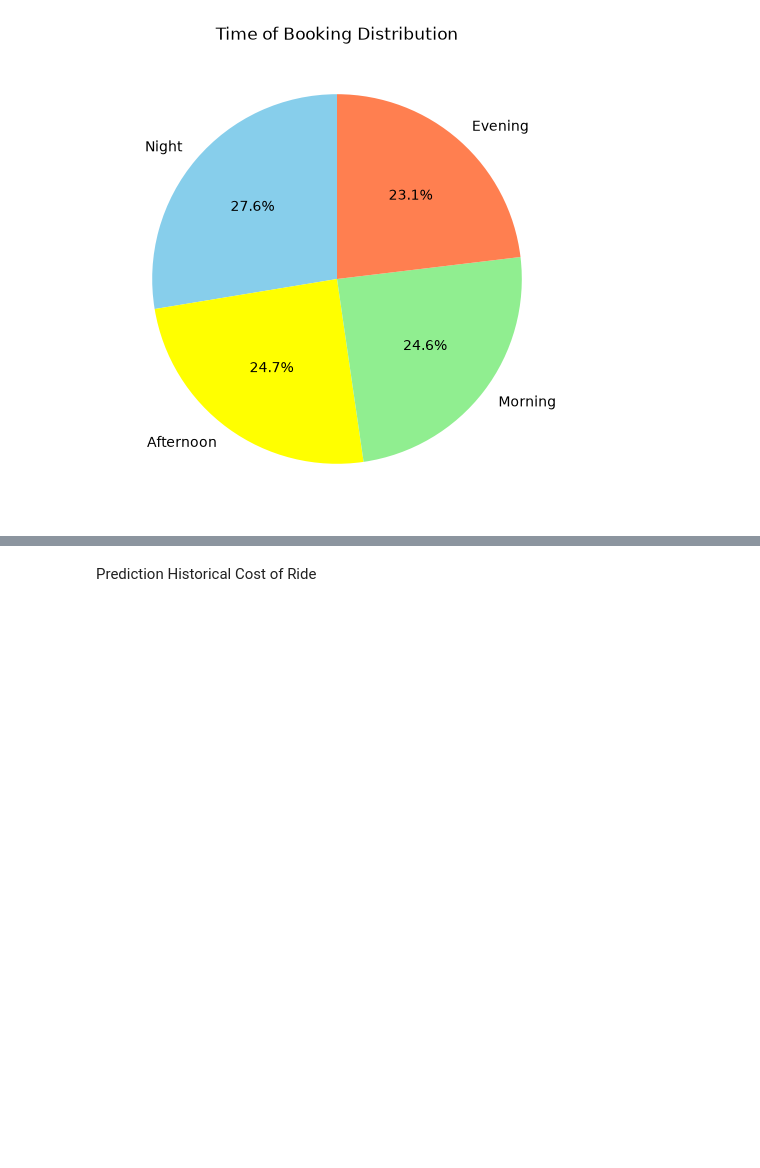
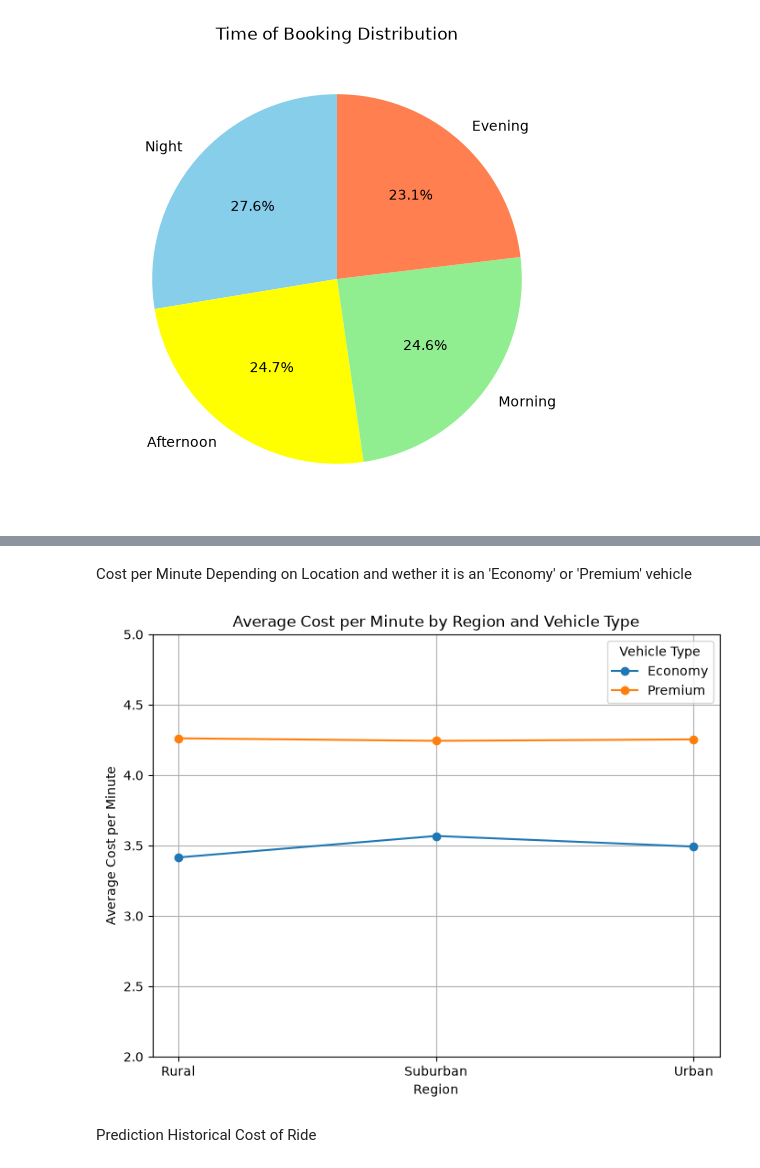
Before and after one commit to Richardh216/Final_Project_Programming, a Jupyter notebook: main_project.ipynb, the cells around one changed output, grey strips where cells are left out. Cells and saved outputs as stored; diff of their text form; code cells hidden in the pictures; blank space fills up the shorter version.

```diff
--- a/main_project.ipynb
+++ b/main_project.ipynb
@@ -171,3 +149,19 @@ plt.xticks(rotation=0)
+# %% [markdown]
+Cost per Minute Depending on Location and wether it is an 'Economy' or 'Premium' vehicle
+# %%
+summary_df = df.groupby(['Location_Category', 'Vehicle_Type'])['Cost_per_Minute'].mean().unstack()
+plt.figure(figsize=(8, 6))
+for vehicle in summary_df.columns:
+    plt.plot(summary_df.index, summary_df[vehicle], marker='o', label=vehicle)
+plt.title('Average Cost per Minute by Region and Vehicle Type')
+plt.xlabel('Region')
+plt.ylabel('Average Cost per Minute')
+plt.legend(title='Vehicle Type')
+plt.ylim(2, 5)
+plt.grid()
+plt.show()
+# %% [output]
+[figure, added]
 # %% [markdown]
 Prediction Historical Cost of Ride
 # %% [markdown]
```
Also changed, not shown: parts of 28 cells of this notebook.
